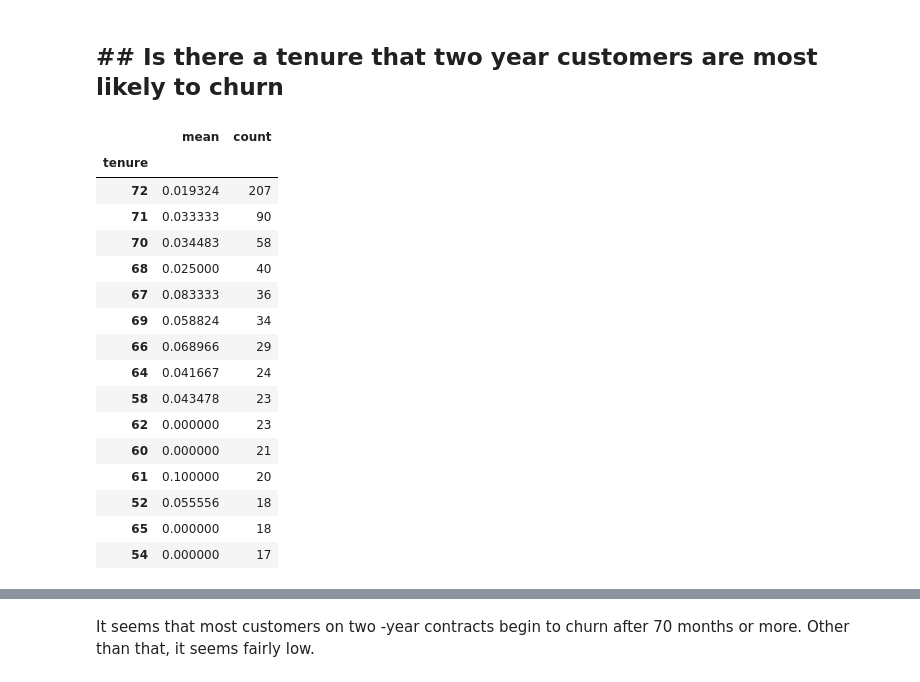
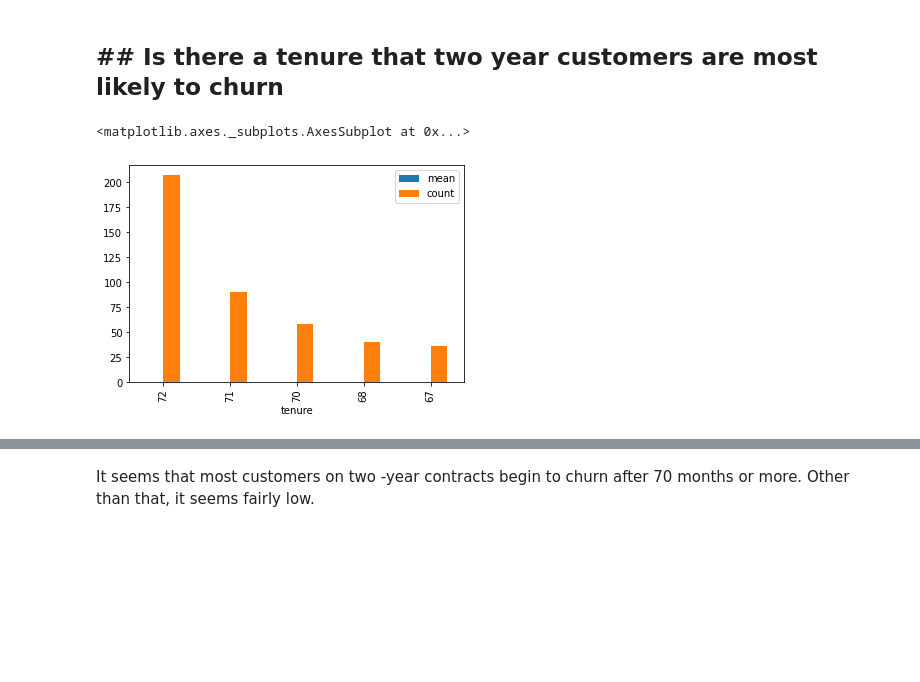
Before and after one commit to Rooster-Warrior/analyzing-customer-churn, a Jupyter notebook: daniel's_data_prep_file.ipynb, the cells around one changed output, grey strips where cells are left out. Drawn from its saved outputs; the diff is of its cells as text; code cells hidden in the pictures; blank space fills up the shorter version.

```diff
--- a/daniel's_data_prep_file.ipynb
+++ b/daniel's_data_prep_file.ipynb
@@ -275,25 +695,10 @@ Not as many people churning on one-year contracts (~230). They are the smallest
 # %% [markdown]
 ## ## Is there a tenure that two year customers are most likely to churn
 # %%
-train[train["contract_type"] == "Two year"].groupby("tenure").is_churn.agg(["mean", "count"]).nlargest(15, columns="count")
+train[train["contract_type"] == "Two year"].groupby("tenure").is_churn.agg(["mean", "count"]).nlargest(5, columns="count").plot.bar()
 # %% [output]
-|  | mean | count |
-| tenure |  |  |
-| 72 | 0.019324 | 207 |
-| 71 | 0.033333 | 90 |
-| 70 | 0.034483 | 58 |
-| 68 | 0.025000 | 40 |
-| 67 | 0.083333 | 36 |
-| 69 | 0.058824 | 34 |
-| 66 | 0.068966 | 29 |
-| 64 | 0.041667 | 24 |
-| 58 | 0.043478 | 23 |
-| 62 | 0.000000 | 23 |
-| 60 | 0.000000 | 21 |
-| 61 | 0.100000 | 20 |
-| 52 | 0.055556 | 18 |
-| 65 | 0.000000 | 18 |
-| 54 | 0.000000 | 17 |
+<matplotlib.axes._subplots.AxesSubplot at 0x...>
+[figure, added]
 # %%
 sns.scatterplot(data=train[train.contract_type == "One year"], x="tenure", y="monthly_charges", hue="is_churn")
 # %% [output]
```
Also changed, not shown: parts of 96 cells of this notebook.
